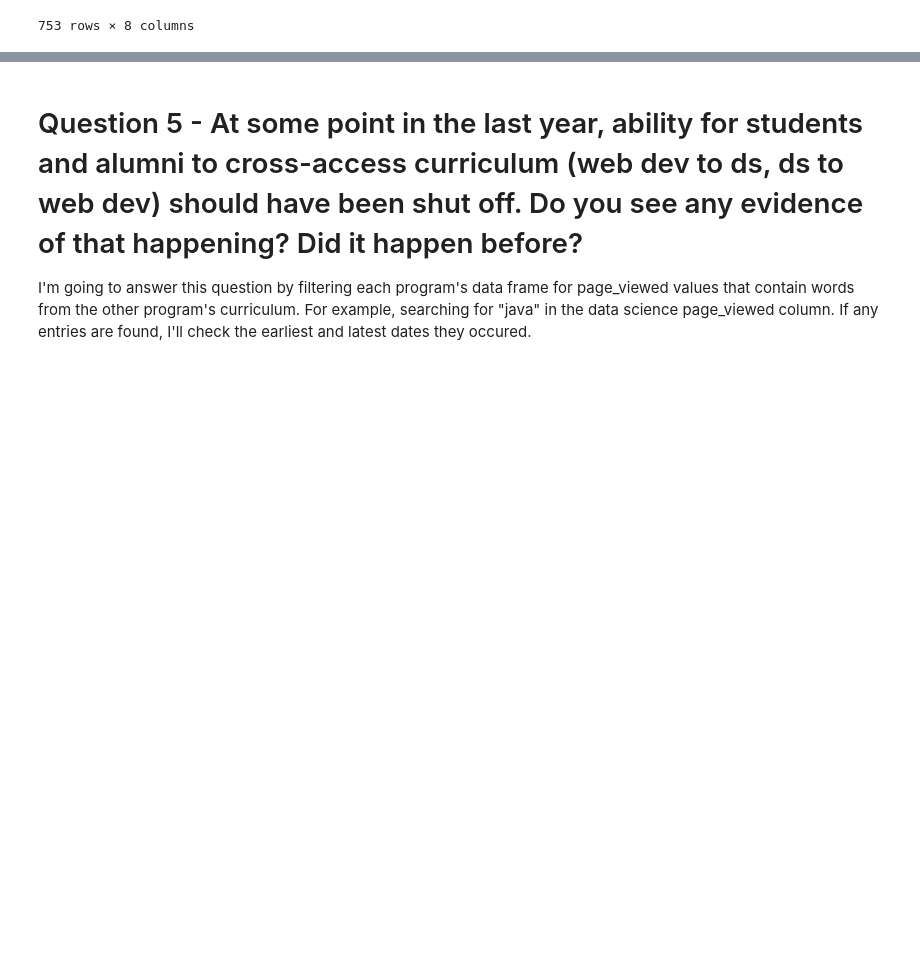
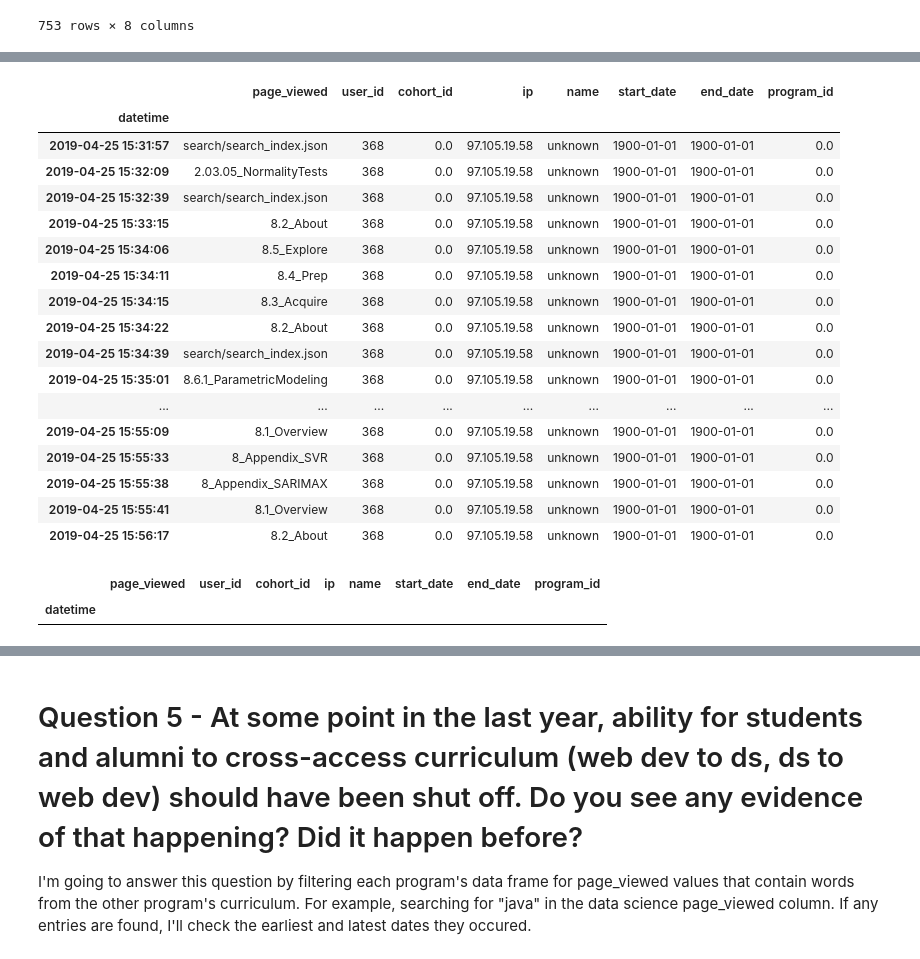
Before and after one commit to SamuelD-Data/anomaly-detection-project, a Jupyter notebook: anomaly_detection_project_notebook.ipynb, the cells around one changed output, grey strips where cells are left out. Drawn from its saved outputs; the diff is of its cells as text; code cells hidden in the pictures; blank space fills up the shorter version.

```diff
--- a/anomaly_detection_project_notebook.ipynb
+++ b/anomaly_detection_project_notebook.ipynb
@@ -1116,0 +1248,34 @@ df
+# %%
+# filtering source data set for day that included hour of anomalous page visit count
+sus_day_3 = unk['2019-04-25']
+
+# getting id of user with most page hits during the high traffic hour
+sus_day_3_user = sus_day_3[sus_day_3.index.hour == 15].user_id.value_counts().head(1).index[0]
+
+# filtering for activity of user on date and hour anomolous page visit count was recorded
+sus_day_3[(sus_day_3.user_id == sus_day_3_user) & (sus_day_3.index.hour == 15)]
+# %% [output]
+|  | page_viewed | user_id | cohort_id | ip | name | start_date | end_date | program_id |
+| datetime |  |  |  |  |  |  |  |  |
+| 2019-04-25 15:31:57 | search/search_index.json | 368 | 0.0 | 97.105.19.58 | unknown | 1900-01-01 | 1900-01-01 | 0.0 |
+| 2019-04-25 15:32:09 | 2.03.05_NormalityTests | 368 | 0.0 | 97.105.19.58 | unknown | 1900-01-01 | 1900-01-01 | 0.0 |
+| 2019-04-25 15:32:39 | search/search_index.json | 368 | 0.0 | 97.105.19.58 | unknown | 1900-01-01 | 1900-01-01 | 0.0 |
+| 2019-04-25 15:33:15 | 8.2_About | 368 | 0.0 | 97.105.19.58 | unknown | 1900-01-01 | 1900-01-01 | 0.0 |
+| 2019-04-25 15:34:06 | 8.5_Explore | 368 | 0.0 | 97.105.19.58 | unknown | 1900-01-01 | 1900-01-01 | 0.0 |
+| 2019-04-25 15:34:11 | 8.4_Prep | 368 | 0.0 | 97.105.19.58 | unknown | 1900-01-01 | 1900-01-01 | 0.0 |
+| 2019-04-25 15:34:15 | 8.3_Acquire | 368 | 0.0 | 97.105.19.58 | unknown | 1900-01-01 | 1900-01-01 | 0.0 |
+| 2019-04-25 15:34:22 | 8.2_About | 368 | 0.0 | 97.105.19.58 | unknown | 1900-01-01 | 1900-01-01 | 0.0 |
+| 2019-04-25 15:34:39 | search/search_index.json | 368 | 0.0 | 97.105.19.58 | unknown | 1900-01-01 | 1900-01-01 | 0.0 |
+| 2019-04-25 15:35:01 | 8.6.1_ParametricModeling | 368 | 0.0 | 97.105.19.58 | unknown | 1900-01-01 | 1900-01-01 | 0.0 |
+| ... | ... | ... | ... | ... | ... | ... | ... | ... |
+| 2019-04-25 15:55:09 | 8.1_Overview | 368 | 0.0 | 97.105.19.58 | unknown | 1900-01-01 | 1900-01-01 | 0.0 |
+| 2019-04-25 15:55:33 | 8_Appendix_SVR | 368 | 0.0 | 97.105.19.58 | unknown | 1900-01-01 | 1900-01-01 | 0.0 |
+| 2019-04-25 15:55:38 | 8_Appendix_SARIMAX | 368 | 0.0 | 97.105.19.58 | unknown | 1900-01-01 | 1900-01-01 | 0.0 |
+| 2019-04-25 15:55:41 | 8.1_Overview | 368 | 0.0 | 97.105.19.58 | unknown | 1900-01-01 | 1900-01-01 | 0.0 |
+| 2019-04-25 15:56:17 | 8.2_About | 368 | 0.0 | 97.105.19.58 | unknown | 1900-01-01 | 1900-01-01 | 0.0 |
+# %%
+# checking if used was ever part of a program
+df[(df.user_id == sus_day_3_user) & (df.program_id != 0.0)]
+# %% [output]
+|  | page_viewed | user_id | cohort_id | ip | name | start_date | end_date | program_id |
+| datetime |  |  |  |  |  |  |  |  |
```
Also changed, not shown: parts of 23 cells of this notebook.
